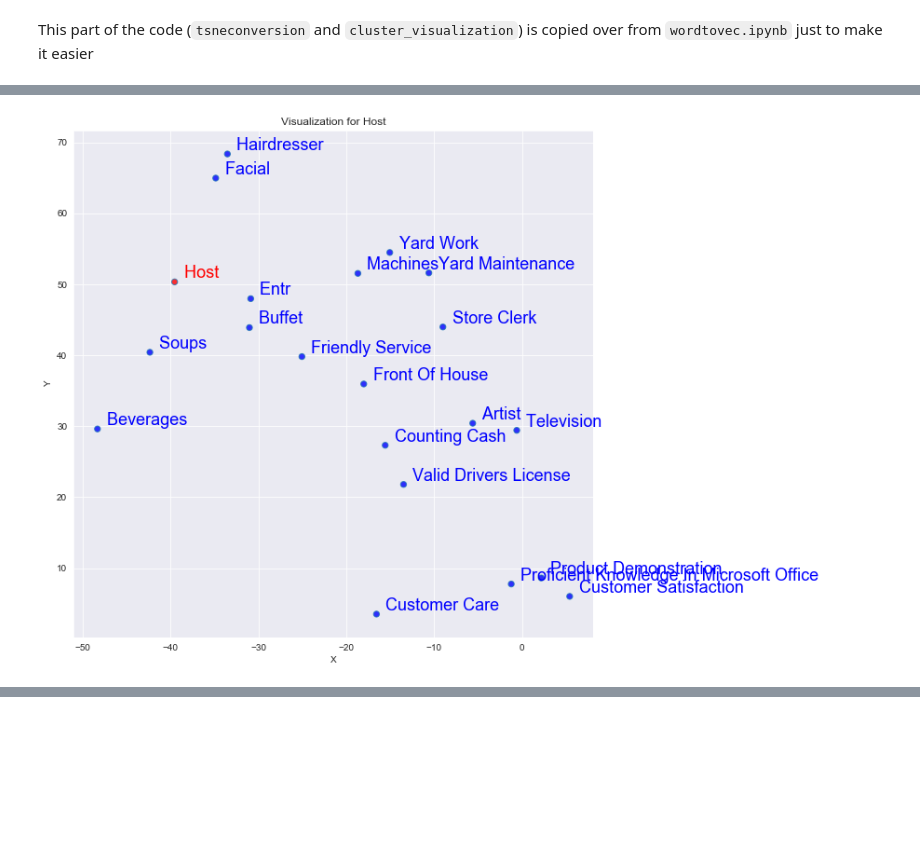
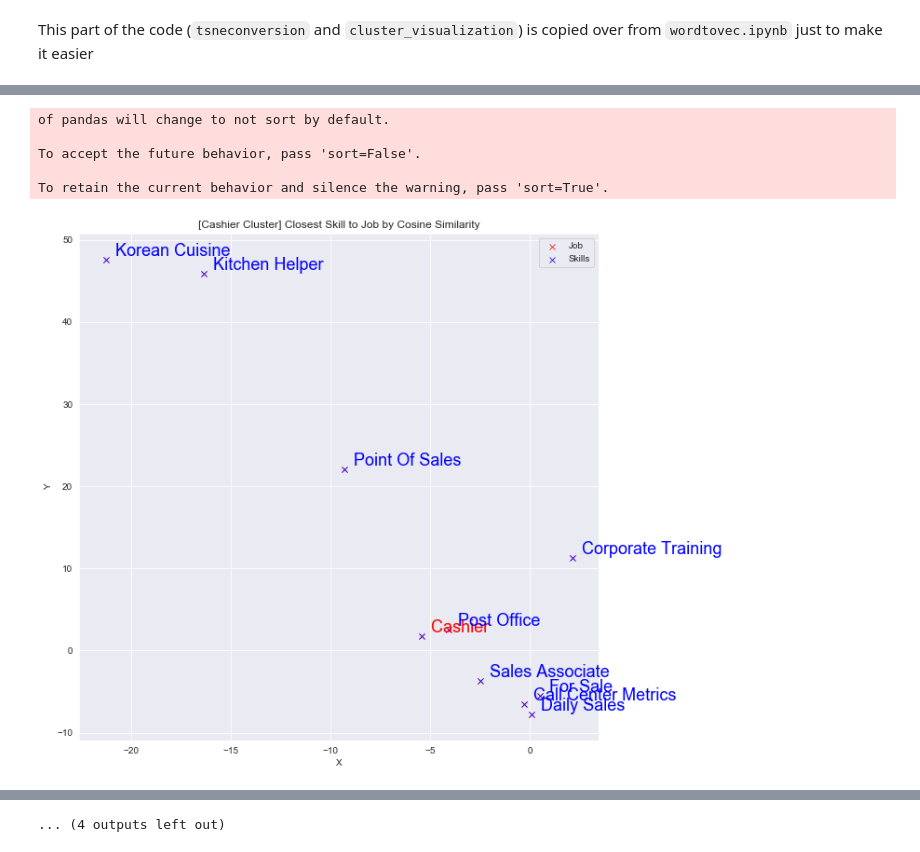
Before and after one commit to btruhand/job-advisor, a Jupyter notebook: doctovec_kmean.ipynb, the cells around one changed output, grey strips where cells are left out. Drawn from its saved outputs; the diff is of its cells as text; code cells hidden in the pictures; blank space fills up the shorter version.

```diff
--- a/doctovec_kmean.ipynb
+++ b/doctovec_kmean.ipynb
@@ -197,5 +214,13 @@ Y = TSNE(n_components=2, random_state=0, perplexity=15).fit_transform(all_vec)
 # %%
 # Create dataframe with skills and corresponding cluster number and TSNE co-ordinates
 
-df_cluster = pd.DataFrame({'skill': skills_and_jobs, 'cluster': assigned_clusters,
-                           'X': Y[:,0], 'Y': Y[:,1]})
+df_cluster = pd.DataFrame(
+  {
+    'skill': skills_and_jobs,
+    'cluster': assigned_clusters,
+    'X': Y[:,0],
+    'Y': Y[:,1],
+    'point': list(all_vec)
+  }
+)
+df_cluster
@@ -222,0 +267,8 @@ job_clusters
+# %%
+from nltk.cluster.util import cosine_distance
+
+def get_closest(df_cluster, point, topn=11):
+  closeness = df_cluster.copy()
+  closeness['distance'] = closeness['point'].apply(lambda p: cosine_distance(p, point))
+  closeness = closeness.sort_values('distance')
+  return closeness.head(topn)
@@ -223,17 +304,27 @@ job_clusters
 # %%
-## Plot the cluster of plots with random points
-job = df_cluster.loc[[5]]
-job.loc[:,"color"] = "red"
-clust_number = job.cluster.values[0]
-cluster_df = df_cluster[df_cluster.cluster == clust_number]
+## Plot the cluster of plots with closest skill in the vector space
+for idx in range(NUM_CLUSTERS):
+  job = df_cluster.loc[[idx]]
+  job.loc[:,"color"] = "red"
+  cluster_number = job.cluster.values[0]
+  df_job_cluster = df_cluster[df_cluster.cluster == cluster_number]
 
-N_sample = 20
-color = ["blue"] * N_sample
-df_plot = cluster_df.sample(N_sample, random_state=30)
-df_plot["color"] = color
-df_plot = pd.concat([job, df_plot])
-df_plot = df_plot.reset_index(drop=True)
+  N_sample = 10
+  color = ["blue"] * N_sample
+  df_plot = get_closest(df_cluster, job.point.values[0], topn=N_sample + 1)
+  job_name = job.skill.values[0]
+  df_plot = df_plot[df_plot.skill != job_name]
+  df_plot["color"] = color[:len(df_plot)]
+  df_final_plot = pd.concat([job, df_plot])
+  labels = ['Job'] + (['Skills'] * len(df_plot))
+  df_final_plot['label'] = labels
+  df_final_plot = df_final_plot.reset_index(drop=True)
 
-cluster_visualization(df_plot, job.skill.values[0], Y, 0, 0)
+  cluster_visualization(df_final_plot, job_name, Y, 0, 0, title_fmt='[{} Cluster] Closest Skill to Job by Cosine Similarity')
 # %% [output]
+of pandas will change to not sort by default.
+
+To accept the future behavior, pass 'sort=False'.
+
+To retain the current behavior and silence the warning, pass 'sort=True'.
-[figure, old version]
+[figure, new version]
@@ -239,0 +341 @@ cluster_visualization(df_plot, job.skill.values[0], Y, 0, 0)
+... (4 outputs left out)
```
Also changed, not shown: parts of 14 cells of this notebook, 1 other file.
